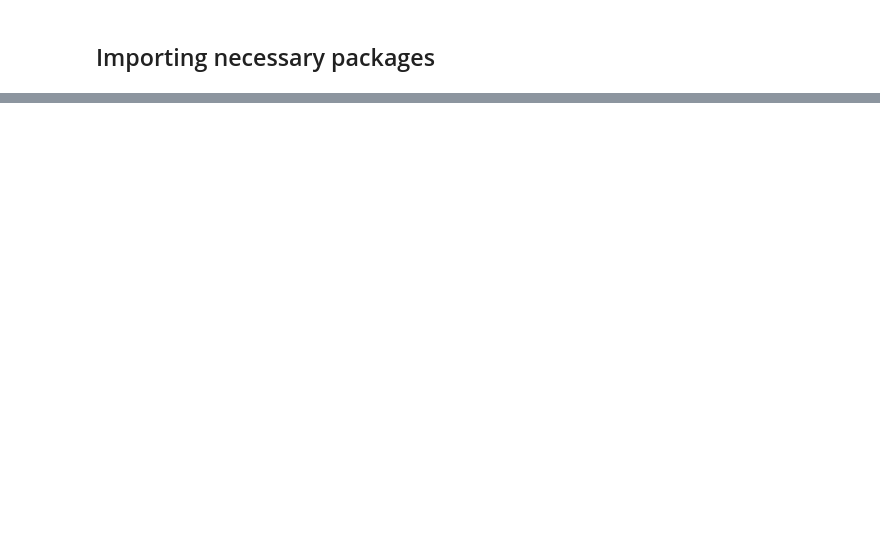
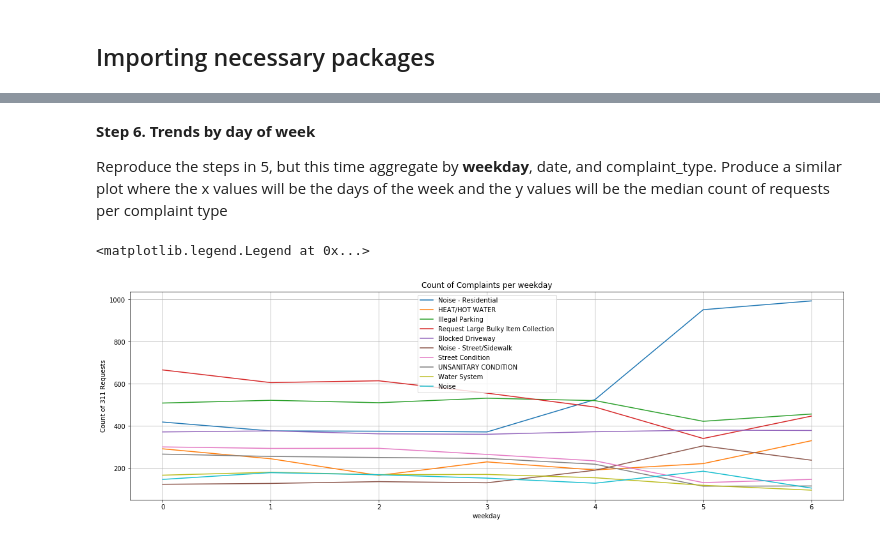
Before and after one commit to afeld/python-public-policy, a Jupyter notebook: hw_5_solution.ipynb, the cells around one changed output, grey strips where cells are left out. Drawn from its saved outputs; the diff is of its cells as text; code cells hidden in the pictures; blank space fills up the shorter version.

```diff
--- a/hw_5_solution.ipynb
+++ b/hw_5_solution.ipynb
@@ -331,0 +152,22 @@ Map of community districts for reference:
+# %% [markdown]
+**Step 6. Trends by day of week**
+
+Reproduce the steps in 5, but this time aggregate by **weekday**, date, and complaint_type. Produce a similar plot where the x values will be the days of the week and the y values will be the median count of requests per complaint type
+# %%
+complaint_per_date_weekday = requests_in_top_10[['date', 'weekday', 'complaint_type']].groupby(['date', 'weekday', 'complaint_type']).size().reset_index(name='count_requests')
+
+plt.figure(figsize=(20, 6))
+
+for c_type in top_10:
+  complaint_weekday = complaint_per_date_weekday[complaint_per_date_weekday.complaint_type == c_type].groupby('weekday')['count_requests'].median().reset_index(name='median_requests')
+  plt.plot(complaint_weekday.weekday, complaint_weekday.median_requests, label=c_type)
+
+plt.xticks(complaint_weekday.weekday)
+plt.grid()
+plt.title('Count of Complaints per weekday')
+plt.xlabel('weekday')
+plt.ylabel('Count of 311 Requests')
+plt.legend()
+# %% [output]
+<matplotlib.legend.Legend at 0x...>
+[figure, added]
```
Also changed, not shown: parts of 58 cells of this notebook, 17 other files.
